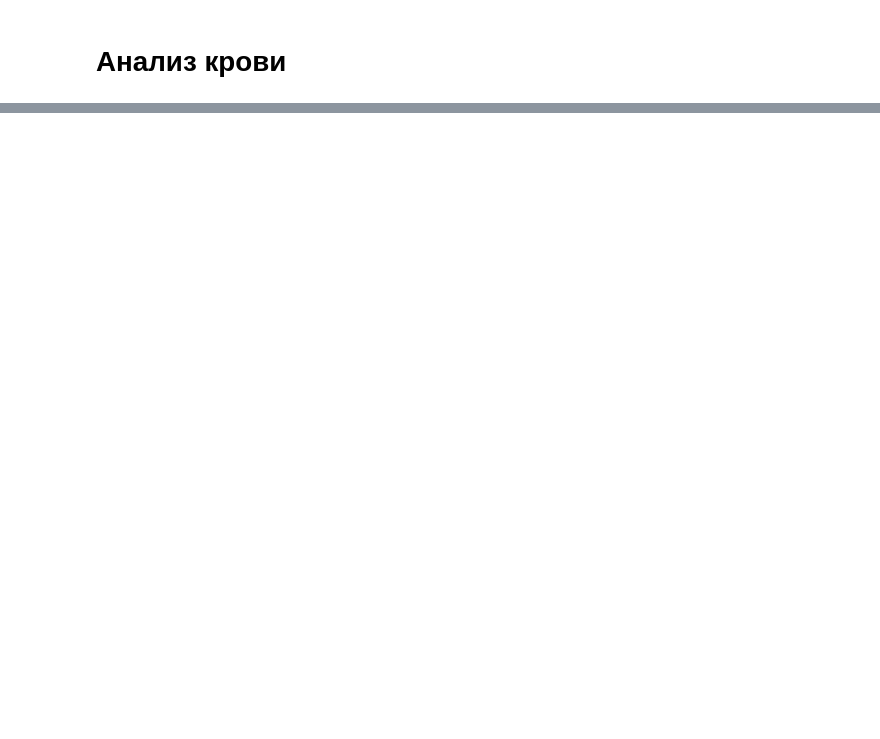
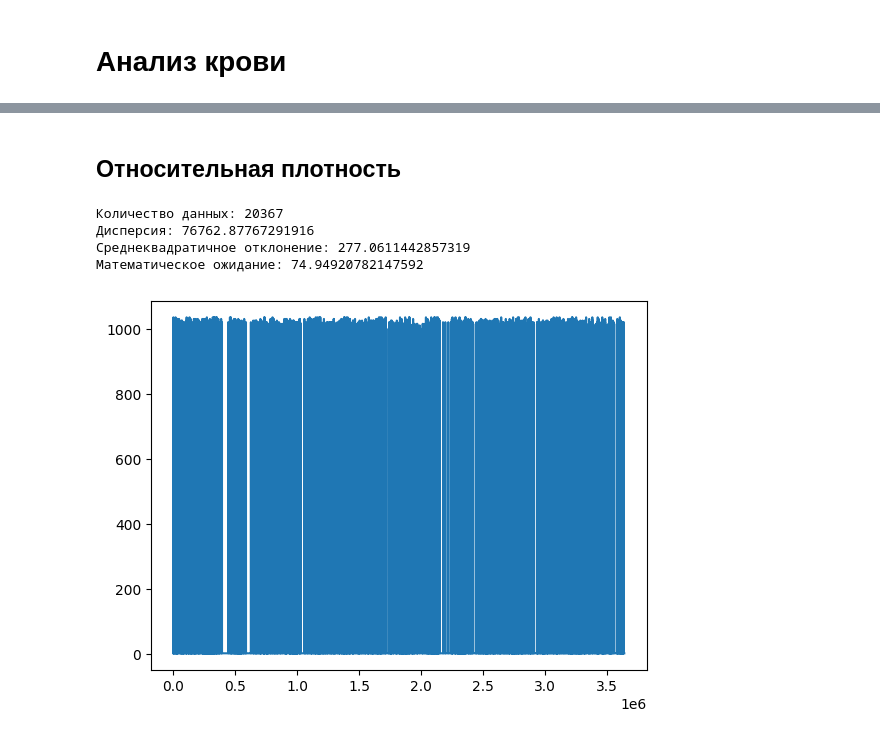
Before and after one commit to HST-inc/fitm-hackaton-2022, a Jupyter notebook: analytics/analytics.ipynb, the cells around one changed output, grey strips where cells are left out. Cells and saved outputs as stored; diff of their text form; code cells hidden in the pictures; blank space fills up the shorter version.

```diff
--- a/analytics/analytics.ipynb
+++ b/analytics/analytics.ipynb
@@ -272,0 +340,10 @@ create_data("Нейтрофилы сегментоядерные")
+# %% [markdown]
+## Относительная плотность
+# %%
+create_data("Относительная плотность")
+# %% [output]
+Количество данных: 20367
+Дисперсия: 76762.87767291916
+Среднеквадратичное отклонение: 277.0611442857319
+Математическое ожидание: 74.94920782147592
+[figure, added]
```
Also changed, not shown: parts of 74 cells of this notebook.
